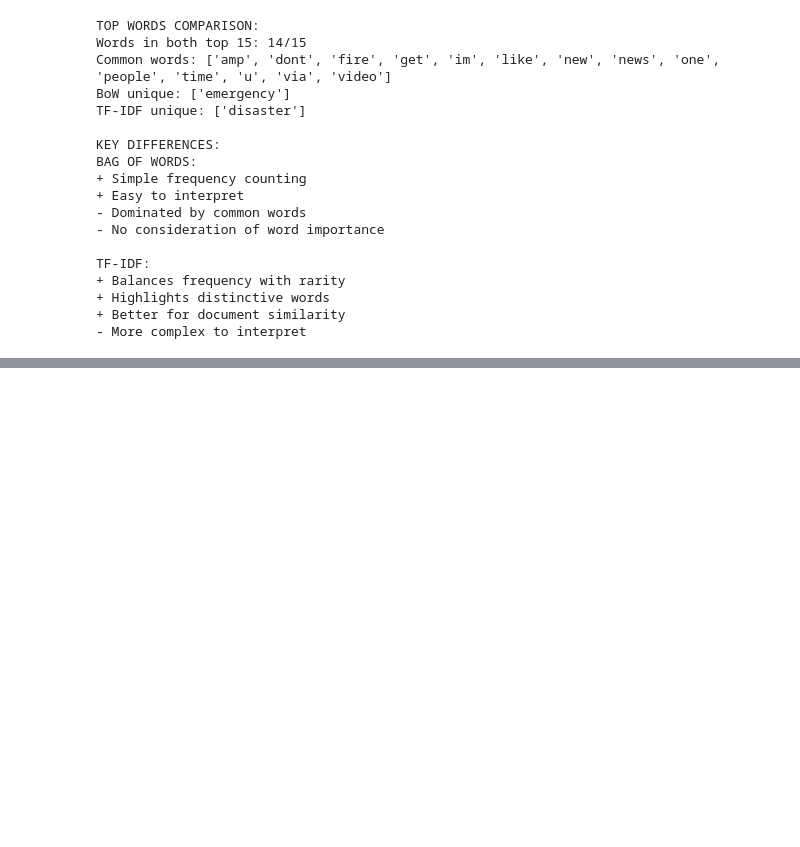
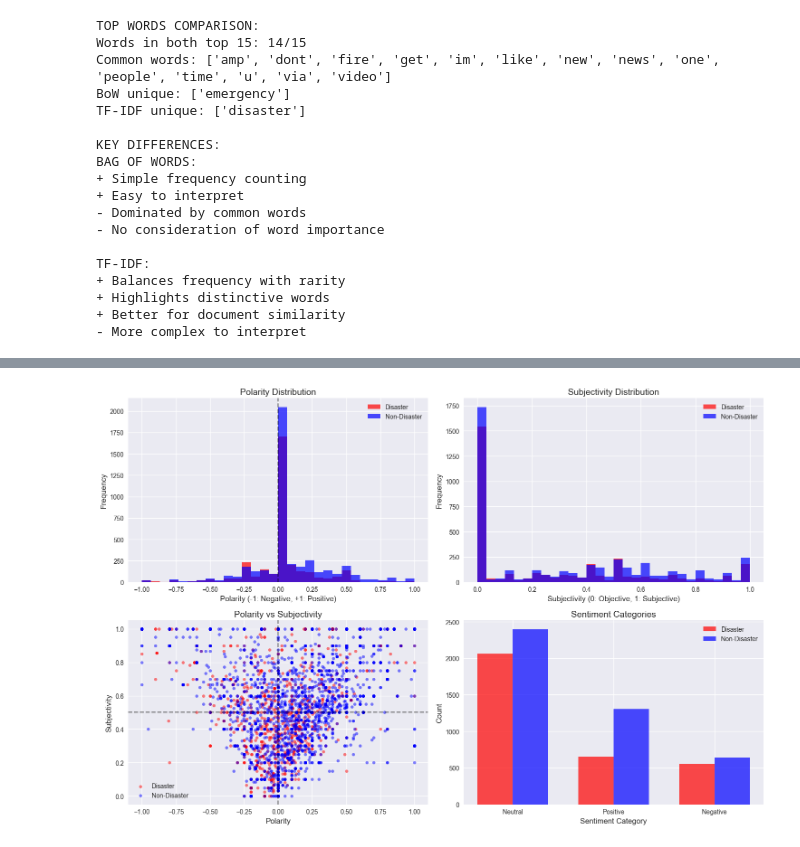
Before and after one commit to PameBlanca/FCD_UV_2025, a Jupyter notebook: twitter_disaster_nlp/notebooks/disaster_tweets_analysis.ipynb, the cells around one changed output, grey strips where cells are left out. Cells and saved outputs as stored; diff of their text form; code cells hidden in the pictures; blank space fills up the shorter version.

Commit message:
Implement SENTIMENT ANALYSIS OF DISASTER TWEETS

```diff
--- a/twitter_disaster_nlp/notebooks/disaster_tweets_analysis.ipynb
+++ b/twitter_disaster_nlp/notebooks/disaster_tweets_analysis.ipynb
@@ -1105,0 +1351,48 @@ TF-IDF:
+# %%
+fig, axes = plt.subplots(2, 2, figsize=(15, 10))
+
+axes[0, 0].hist(disaster_sentiments['polarity'], bins=30, alpha=0.7, color='red', label='Disaster')
+axes[0, 0].hist(non_disaster_sentiments['polarity'], bins=30, alpha=0.7, color='blue', label='Non-Disaster')
+axes[0, 0].set_title('Polarity Distribution')
+axes[0, 0].set_xlabel('Polarity (-1: Negative, +1: Positive)')
+axes[0, 0].set_ylabel('Frequency')
+axes[0, 0].legend()
+axes[0, 0].axvline(x=0, color='black', linestyle='--', alpha=0.5)
+
+axes[0, 1].hist(disaster_sentiments['subjectivity'], bins=30, alpha=0.7, color='red', label='Disaster')
+axes[0, 1].hist(non_disaster_sentiments['subjectivity'], bins=30, alpha=0.7, color='blue', label='Non-Disaster')
+axes[0, 1].set_title('Subjectivity Distribution')
+axes[0, 1].set_xlabel('Subjectivity (0: Objective, 1: Subjective)')
+axes[0, 1].set_ylabel('Frequency')
+axes[0, 1].legend()
+
+axes[1, 0].scatter(disaster_sentiments['polarity'], disaster_sentiments['subjectivity'],
+                   alpha=0.5, color='red', label='Disaster', s=20)
+axes[1, 0].scatter(non_disaster_sentiments['polarity'], non_disaster_sentiments['subjectivity'],
+                   alpha=0.5, color='blue', label='Non-Disaster', s=20)
+axes[1, 0].set_title('Polarity vs Subjectivity')
+axes[1, 0].set_xlabel('Polarity')
+axes[1, 0].set_ylabel('Subjectivity')
+axes[1, 0].legend()
+axes[1, 0].axvline(x=0, color='black', linestyle='--', alpha=0.5)
+axes[1, 0].axhline(y=0.5, color='black', linestyle='--', alpha=0.5)
+
+polarity_labels_disaster = disaster_sentiments['polarity_label'].value_counts()
+polarity_labels_non_disaster = non_disaster_sentiments['polarity_label'].value_counts()
+
+x = np.arange(len(polarity_labels_disaster.index))
+width = 0.35
+
+axes[1, 1].bar(x - width/2, polarity_labels_disaster.values, width, label='Disaster', color='red', alpha=0.7)
+axes[1, 1].bar(x + width/2, polarity_labels_non_disaster.values, width, label='Non-Disaster', color='blue', alpha=0.7)
+axes[1, 1].set_title('Sentiment Categories')
+axes[1, 1].set_xlabel('Sentiment Category')
+axes[1, 1].set_ylabel('Count')
+axes[1, 1].set_xticks(x)
+axes[1, 1].set_xticklabels(polarity_labels_disaster.index)
+axes[1, 1].legend()
+
+plt.tight_layout()
+plt.show()
+# %% [output]
+[figure, added]
```
Also changed, not shown: parts of 4 cells of this notebook.
